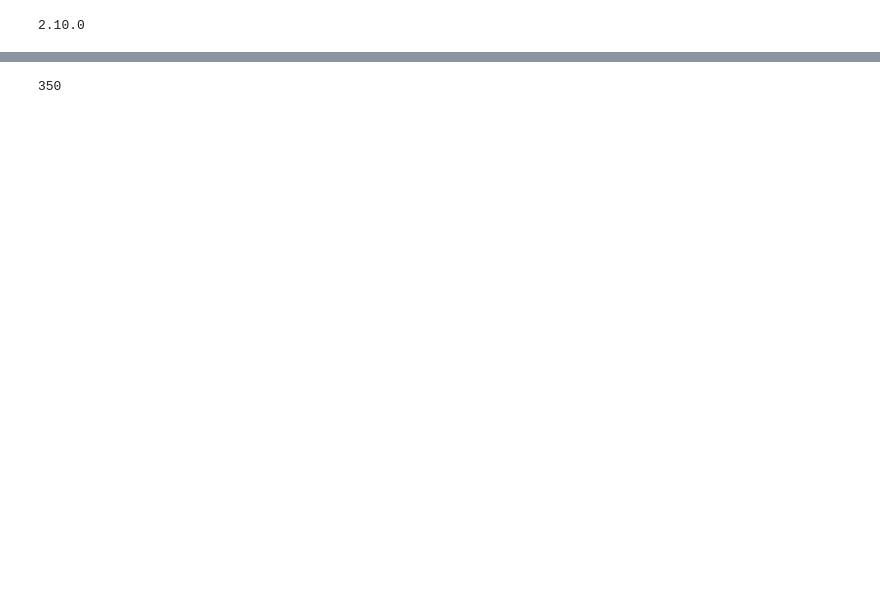
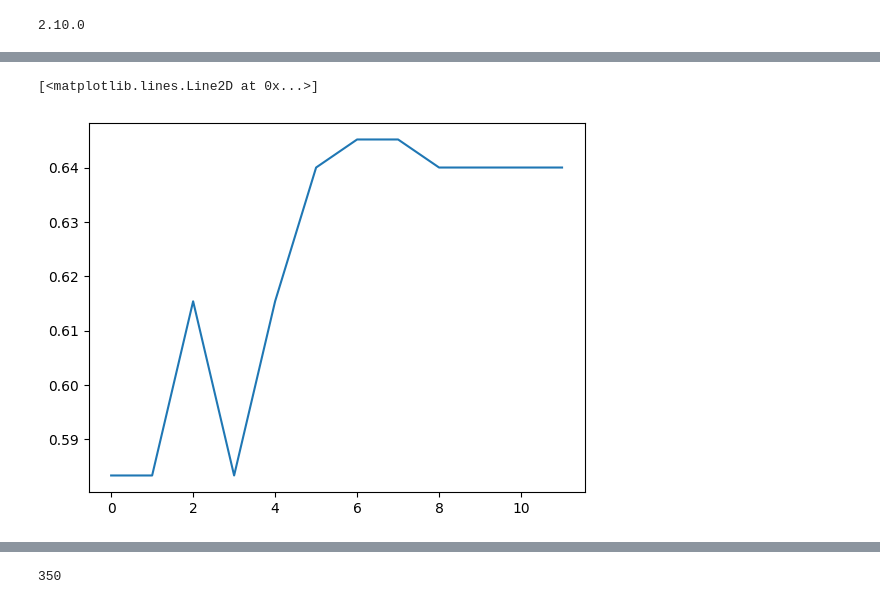
Before and after one commit to bhaba-ranjan/ada-boosting, a Jupyter notebook: boosting-ann.ipynb, the cells around one changed output, grey strips where cells are left out. Drawn from its saved outputs; the diff is of its cells as text; code cells hidden in the pictures; blank space fills up the shorter version.

```diff
--- a/boosting-ann.ipynb
+++ b/boosting-ann.ipynb
@@ -447 +473,6 @@ for i in range(1,13):
+# %%
+plt.plot(f1_test)
+# %% [output]
+[<matplotlib.lines.Line2D at 0x...>]
+[figure, added]
 # %%
```
Also changed, not shown: parts of 18 cells of this notebook.
